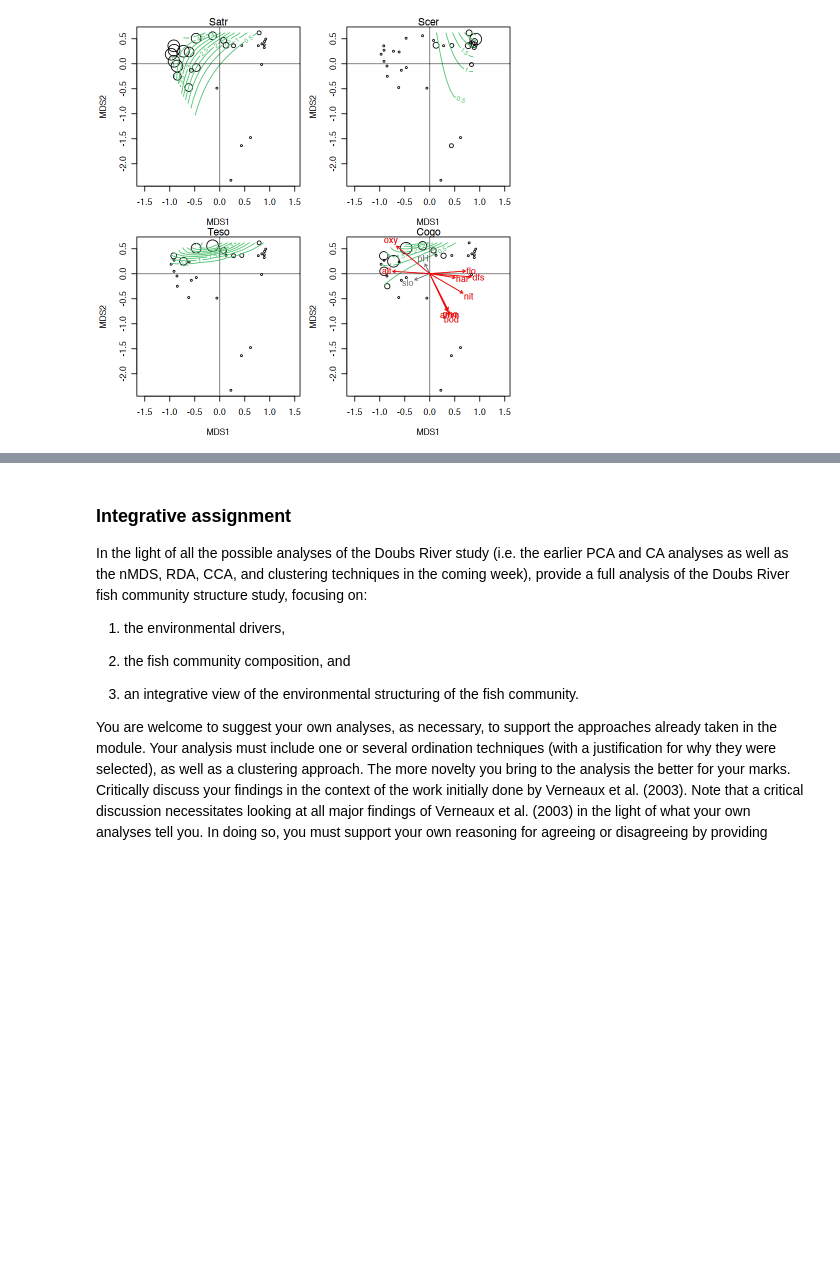
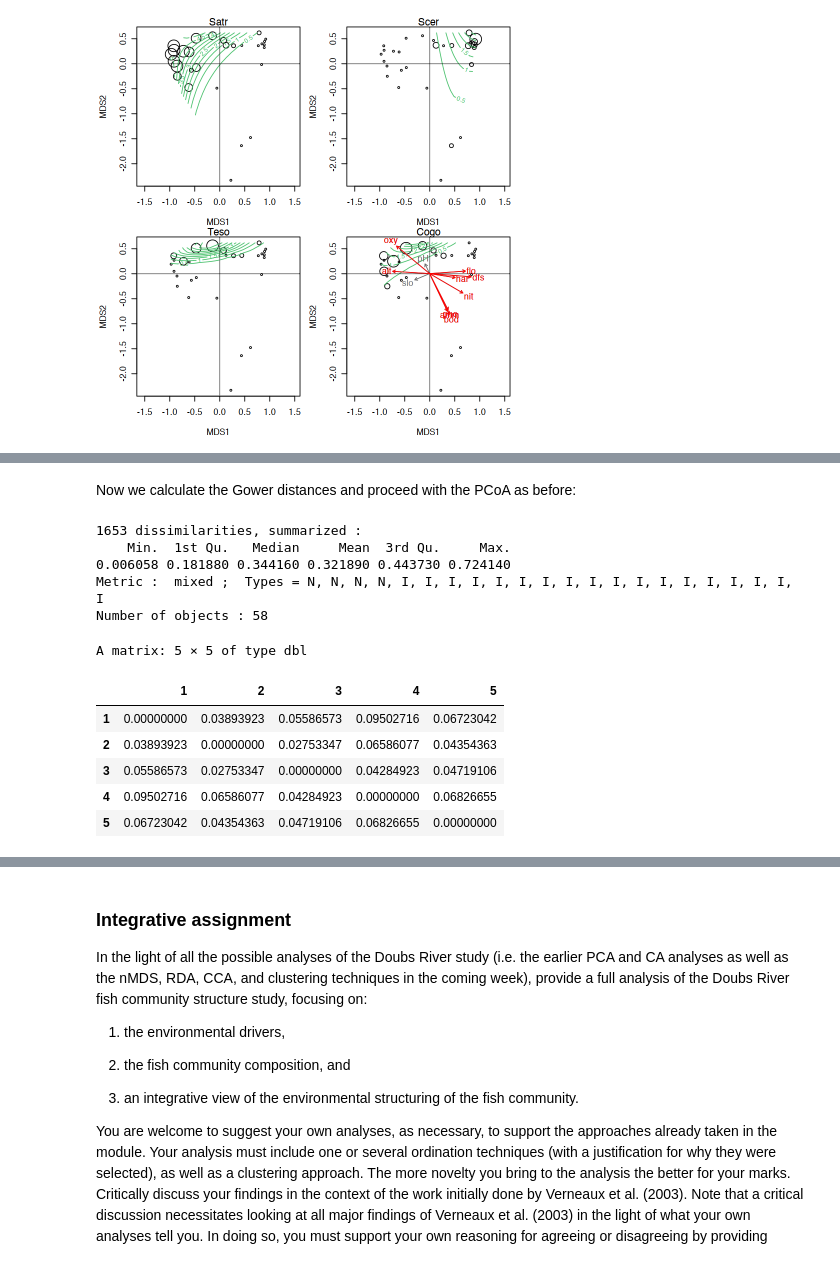
Before and after one commit to ajsmit/Quantitative_Ecology, a Jupyter notebook: jupyter_lab/15-PCoA.ipynb, the cells around one changed output, grey strips where cells are left out. Saved outputs shown, nothing was run; the diff lists cells and outputs as text; code cells hidden in the pictures; blank space fills up the shorter version.

```diff
--- a/jupyter_lab/15-PCoA.ipynb
+++ b/jupyter_lab/15-PCoA.ipynb
@@ -224,0 +268,25 @@ Number of permutations: 999
+# %% [markdown]
+Now we calculate the Gower distances and proceed with the PCoA as before:
+# %%
+library(cluster)
+
+E_gower <- daisy(E, metric = "gower")
+summary(E_gower)
+
+E_mat <- as.matrix(E_gower)
+E_mat[1:5, 1:5]
+
+E_pcoa <- capscale(E_mat ~ 1)
+# %% [output]
+1653 dissimilarities, summarized :
+    Min.  1st Qu.   Median     Mean  3rd Qu.     Max.
+0.006058 0.181880 0.344160 0.321890 0.443730 0.724140
+Metric :  mixed ;  Types = N, N, N, N, I, I, I, I, I, I, I, I, I, I, I, I, I, I, I, I, I, I
+Number of objects : 58
+A matrix: 5 × 5 of type dbl
+|  | 1 | 2 | 3 | 4 | 5 |
+| 1 | 0.00000000 | 0.03893923 | 0.05586573 | 0.09502716 | 0.06723042 |
+| 2 | 0.03893923 | 0.00000000 | 0.02753347 | 0.06586077 | 0.04354363 |
+| 3 | 0.05586573 | 0.02753347 | 0.00000000 | 0.04284923 | 0.04719106 |
+| 4 | 0.09502716 | 0.06586077 | 0.04284923 | 0.00000000 | 0.06826655 |
+| 5 | 0.06723042 | 0.04354363 | 0.04719106 | 0.06826655 | 0.00000000 |
```
Also changed, not shown: parts of 5 cells of this notebook, 2 other files.
